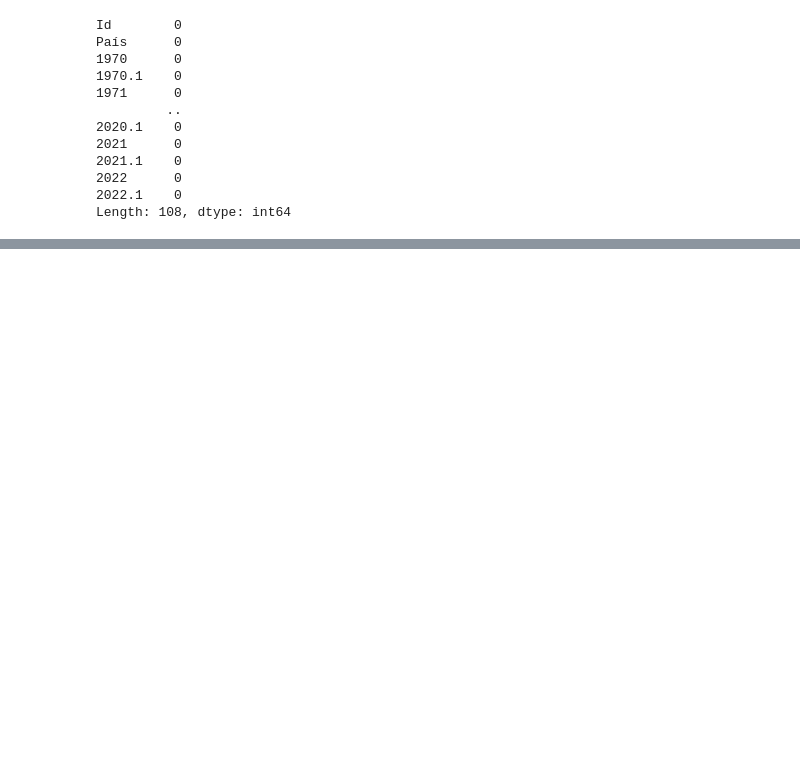
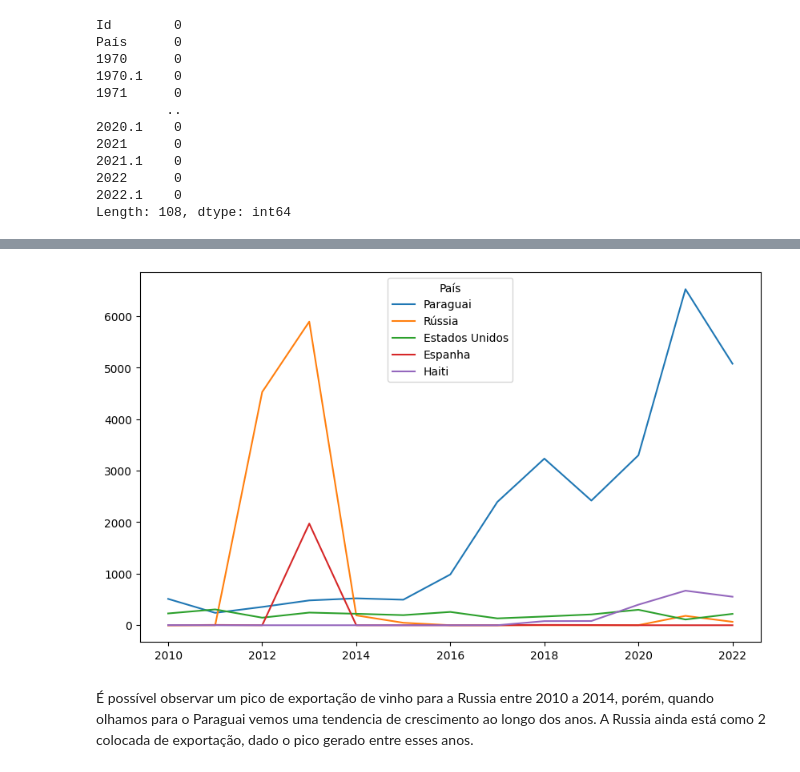
Before and after one commit to talisilvestre/Pos_Aula, a Jupyter notebook: TechChallenge.ipynb, the cells around one changed output, grey strips where cells are left out. Cells and saved outputs as stored; diff of their text form; code cells hidden in the pictures; blank space fills up the shorter version.

```diff
--- a/TechChallenge.ipynb
+++ b/TechChallenge.ipynb
@@ -222,0 +134,3 @@ Index(['Id', '1970', '1970.1', '1971', '1971.1', '1972', '1972.1', '1973',
+# %%
+dados_mensal = dados_ordenados.drop(columns=["Total"])
+dados_mensal
@@ -222,0 +152,8 @@ Index(['Id', '1970', '1970.1', '1971', '1971.1', '1972', '1972.1', '1973',
+# %%
+dados_ordenados2 = dados_mensal /1000
+axis = dados_ordenados2.head(5).T.plot(figsize=(10,6))
+# %% [output]
+[figure, added]
+# %% [markdown]
+É possível observar um pico de exportação de vinho para a Russia entre 2010 a 2014, porém, quando olhamos para o Paraguai vemos uma tendencia de crescimento ao longo dos anos.
+A Russia ainda está como 2 colocada de exportação, dado o pico gerado entre esses anos.
```
Also changed, not shown: parts of 36 cells of this notebook.
